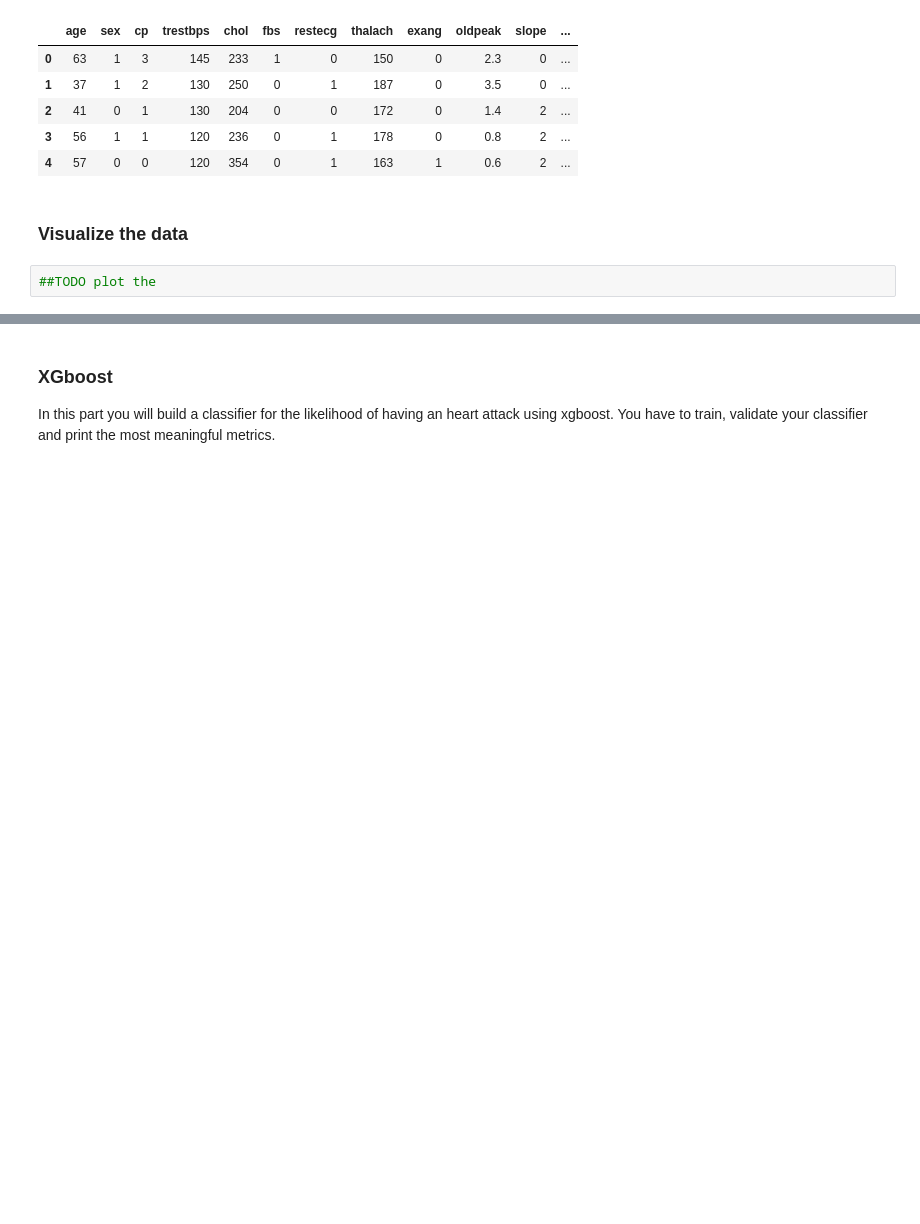
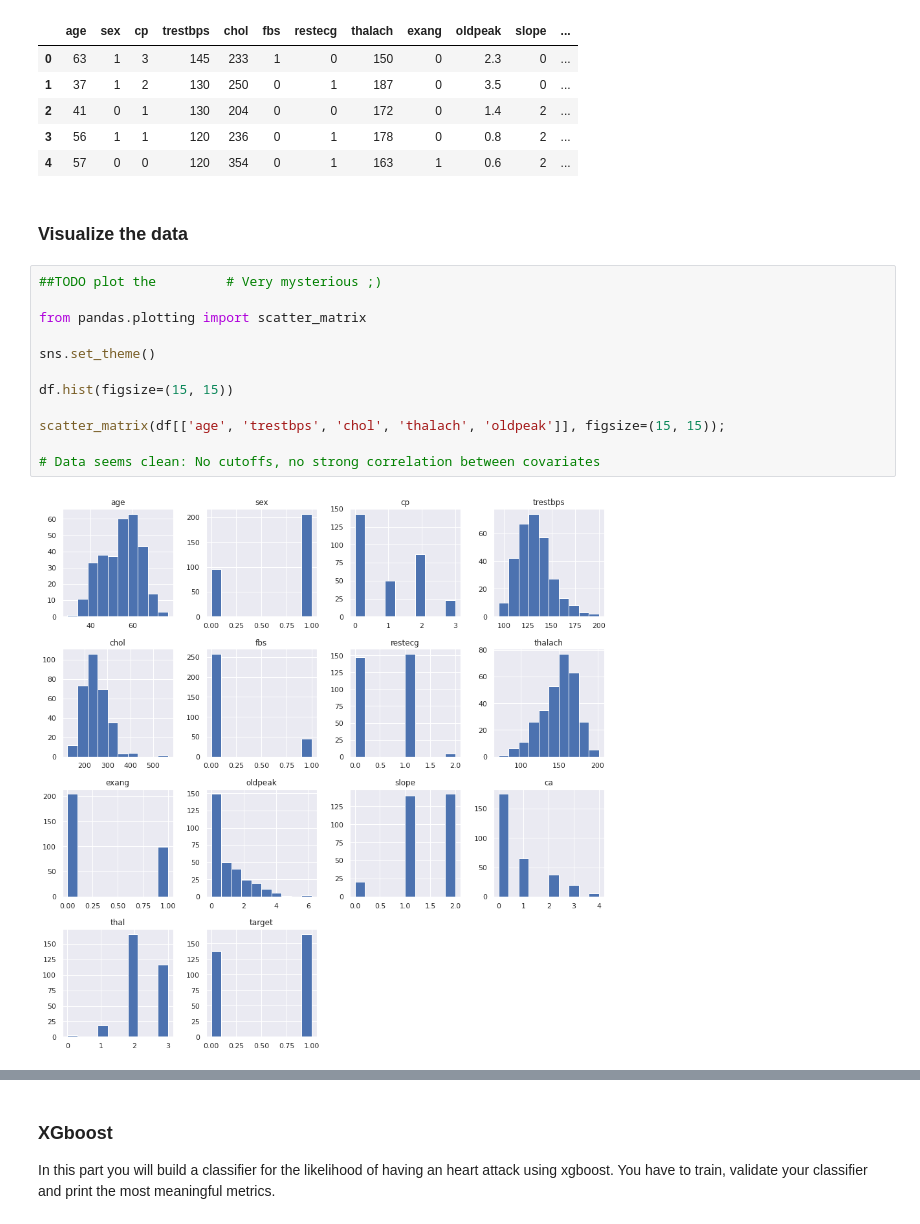
Before and after one commit to fedj99/robot_judge_2021, a Jupyter notebook: homeworks/HW05.ipynb, the cells around one changed output, grey strips where cells are left out. Drawn from its saved outputs; the diff is of its cells as text; blank space fills up the shorter version.

```diff
--- a/homeworks/HW05.ipynb
+++ b/homeworks/HW05.ipynb
@@ -94,5 +94,17 @@ df.head()
 | 4 | 57 | 0 | 0 | 120 | 354 | 0 | 1 | 163 | 1 | 0.6 | 2 | ... |
 # %% [markdown]
 ### Visualize the data
-# %%
-##TODO plot the
+# %%
+##TODO plot the         # Very mysterious ;)
+
+from pandas.plotting import scatter_matrix
+
+sns.set_theme()
+
+df.hist(figsize=(15, 15))
+
+scatter_matrix(df[['age', 'trestbps', 'chol', 'thalach', 'oldpeak']], figsize=(15, 15));
+
+# Data seems clean: No cutoffs, no strong correlation between covariates
+# %% [output]
+[figure, added]
```
Also changed, not shown: parts of 9 cells of this notebook.
